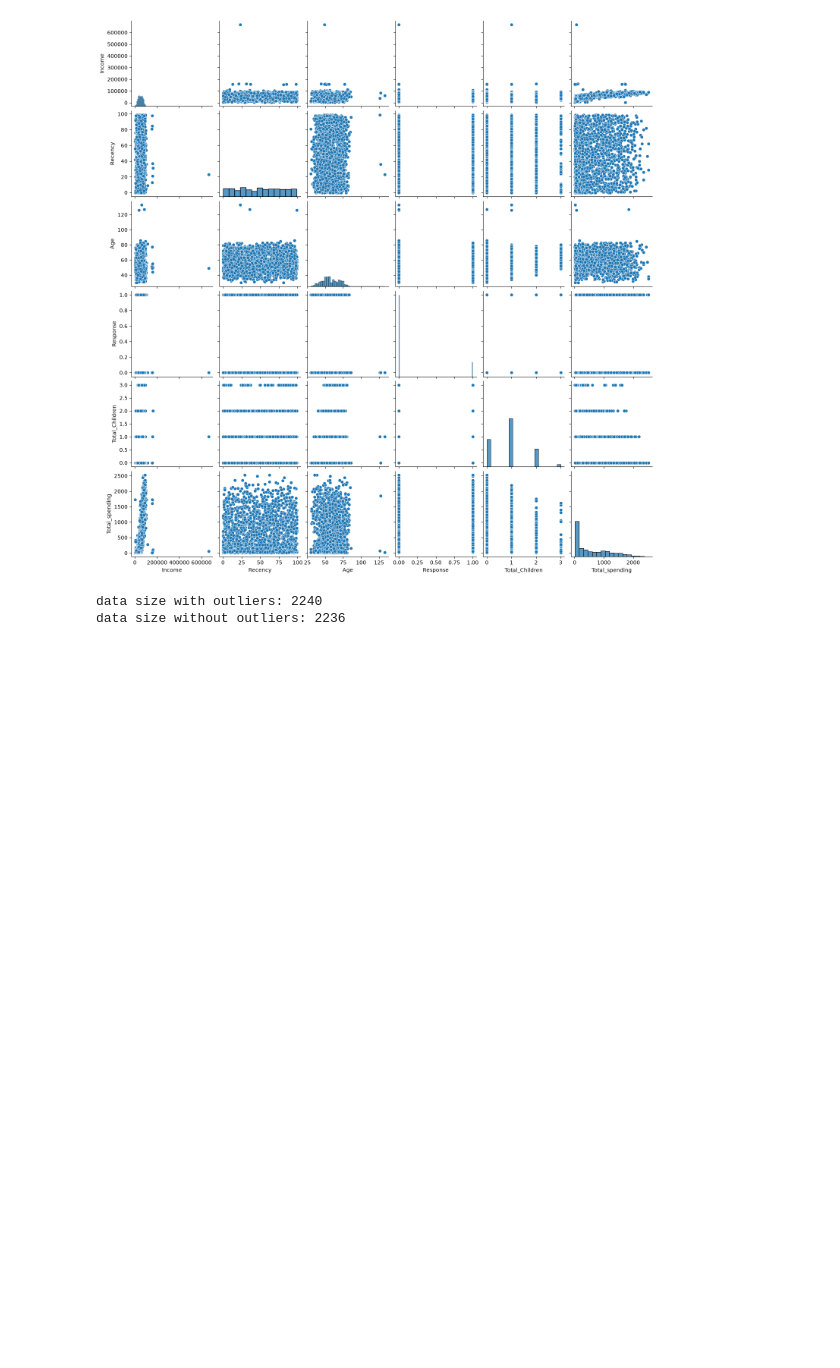
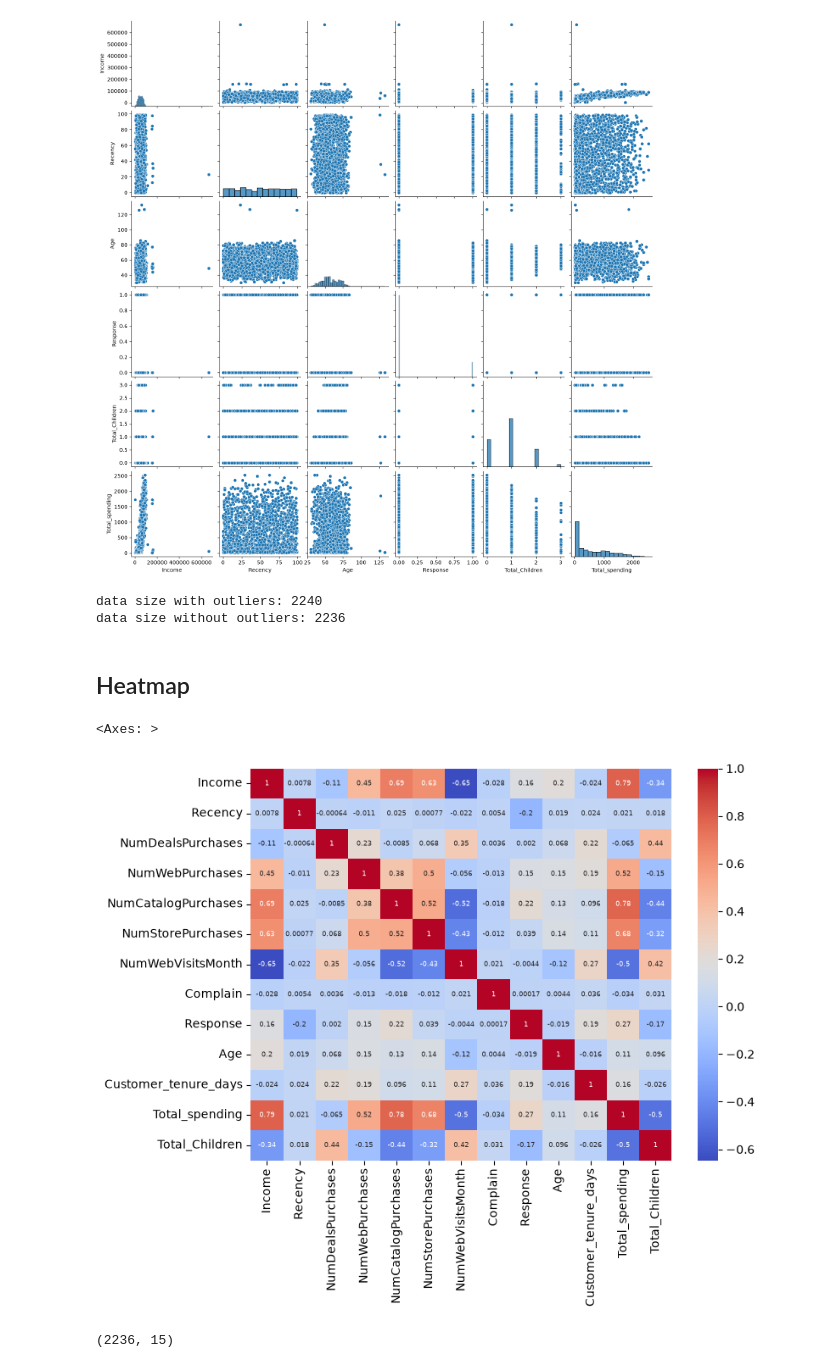
Before and after one commit to Shifa4532/SmartCartClusteringSystem, a Jupyter notebook: SmartCartClusteringSystem.ipynb, the cells around one changed output. Drawn from its saved outputs; the diff is of its cells as text; code cells hidden in the pictures; blank space fills up the shorter version.

Commit message:
Heatmap + Fixing

```diff
--- a/SmartCartClusteringSystem.ipynb
+++ b/SmartCartClusteringSystem.ipynb
@@ -95,7 +95,7 @@ df["Living_with"] = df["Marital_Status"].replace({
 ## Drop Columns
 # %%
 cols = ["ID", "Year_Birth", "Marital_Status", "Kidhome", "Teenhome", "Dt_Customer"]
-spending_cols = ["MntWines", "MntFruits", "MntMeatProducts", "MntFishProducts", "MntSweetProducts", "MntGoldProds"]
+spending_cols = ["MntWines", "MntFruits", "MntMeatProducts", "MntFishProducts", "MntSweetProducts", "MntGoldProds", "Total Children"]
 
 cols_to_drop = cols + spending_cols
 
@@ -132,3 +132,23 @@ print("data size without outliers:", len(df_cleaned))
 # %% [output]
 data size with outliers: 2240
 data size without outliers: 2236
+# %% [markdown]
+## Heatmap
+# %%
+corr = df_cleaned.corr(numeric_only=True)
+# %%
+plt.figure(figsize=(8, 6))
+
+sns.heatmap(
+    corr,
+    annot=True,
+    annot_kws={"size":6},
+    cmap="coolwarm"
+)
+# %% [output]
+<Axes: >
+[figure, added]
+# %%
+df_cleaned.shape
+# %% [output]
+(2236, 15)
```
Also changed, not shown: parts of 2 cells of this notebook.
